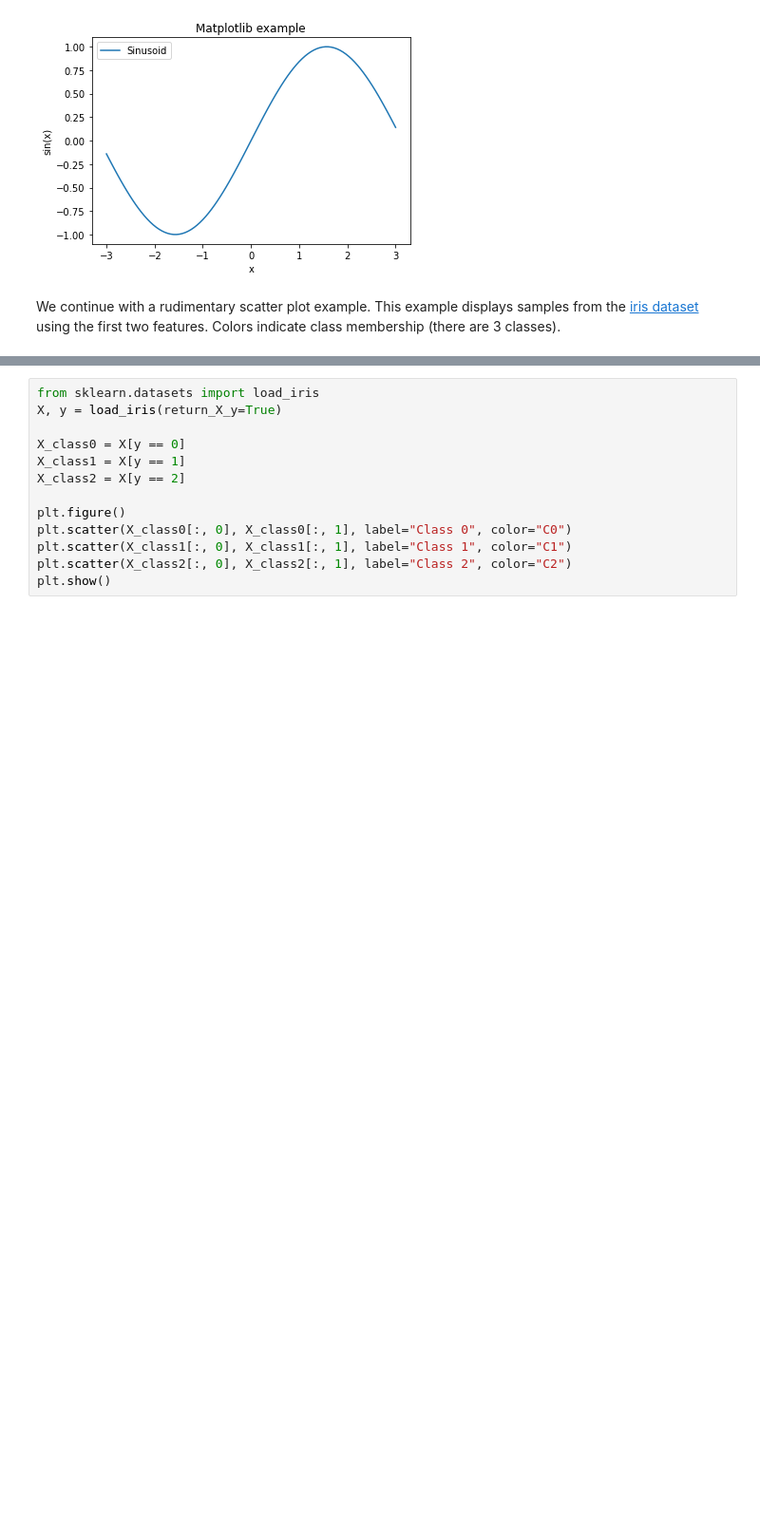
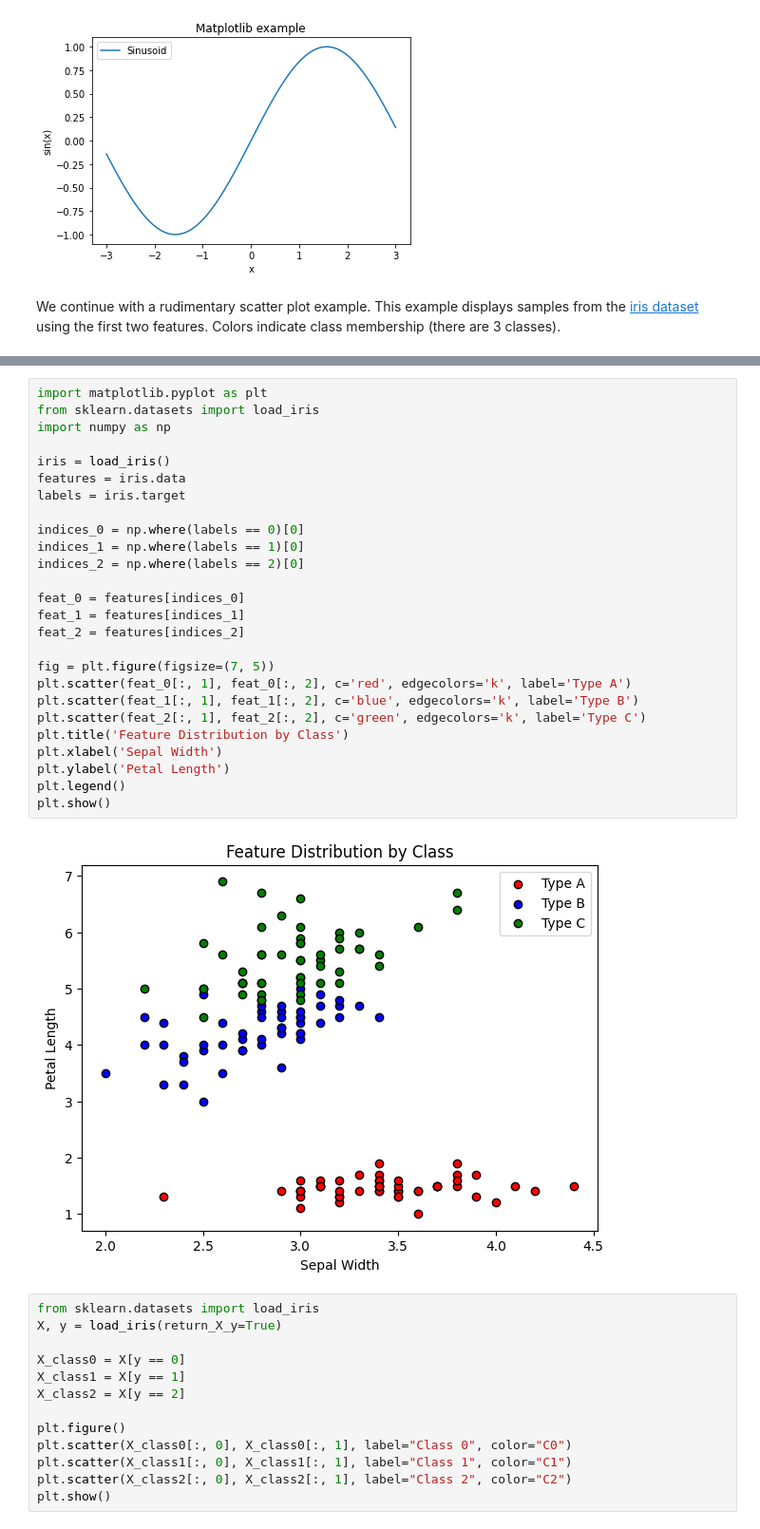
Before and after one commit to Arjunvardhanrusso/Activity-Minimization-of-Misinformation-Influence-in-Online-Social-Networks-in-SOCIAL-NETWORKING, a Jupyter notebook: notebooks/01_python_basics.ipynb, the cells around one changed output, grey strips where cells are left out. Shown: that part at 95% size. Saved outputs shown, nothing was run; the diff lists cells and outputs as text; blank space fills up the shorter version.

```diff
--- a/notebooks/01_python_basics.ipynb
+++ b/notebooks/01_python_basics.ipynb
@@ -590,3 +615,31 @@ We continue with a rudimentary scatter plot example. This example displays sampl
+# %%
+import matplotlib.pyplot as plt
+from sklearn.datasets import load_iris
+import numpy as np
+
+iris = load_iris()
+features = iris.data
+labels = iris.target
+
+indices_0 = np.where(labels == 0)[0]
+indices_1 = np.where(labels == 1)[0]
+indices_2 = np.where(labels == 2)[0]
+
+feat_0 = features[indices_0]
+feat_1 = features[indices_1]
+feat_2 = features[indices_2]
+
+fig = plt.figure(figsize=(7, 5))
+plt.scatter(feat_0[:, 1], feat_0[:, 2], c='red', edgecolors='k', label='Type A')
+plt.scatter(feat_1[:, 1], feat_1[:, 2], c='blue', edgecolors='k', label='Type B')
+plt.scatter(feat_2[:, 1], feat_2[:, 2], c='green', edgecolors='k', label='Type C')
+plt.title('Feature Distribution by Class')
+plt.xlabel('Sepal Width')
+plt.ylabel('Petal Length')
+plt.legend()
+plt.show()
+# %% [output]
+[figure, added]
 # %%
 from sklearn.datasets import load_iris
 X, y = load_iris(return_X_y=True)
```
Also changed, not shown: parts of 1 cell of this notebook.
